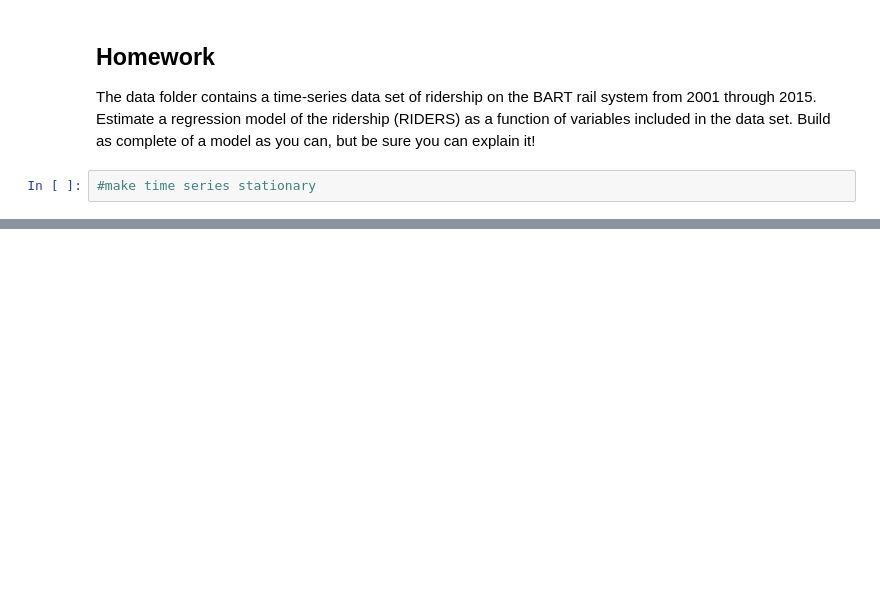
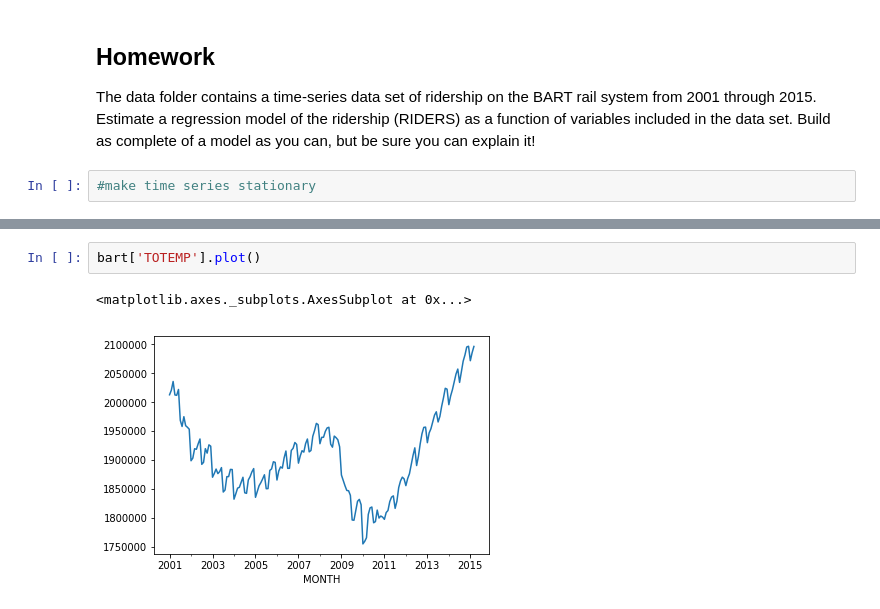
Before and after one commit to jawadmhoque/ce599, a Jupyter notebook: 23-Time Series/time-series.ipynb, the cells around one changed output, grey strips where cells are left out. Cells and saved outputs as stored; diff of their text form; blank space fills up the shorter version.

```diff
--- a/23-Time Series/time-series.ipynb
+++ b/23-Time Series/time-series.ipynb
@@ -251,0 +276,5 @@ The data folder contains a time-series data set of ridership on the BART rail sy
+# %%
+bart['TOTEMP'].plot()
+# %% [output]
+<matplotlib.axes._subplots.AxesSubplot at 0x...>
+[figure, added]
```
Also changed, not shown: parts of 6 cells of this notebook.
